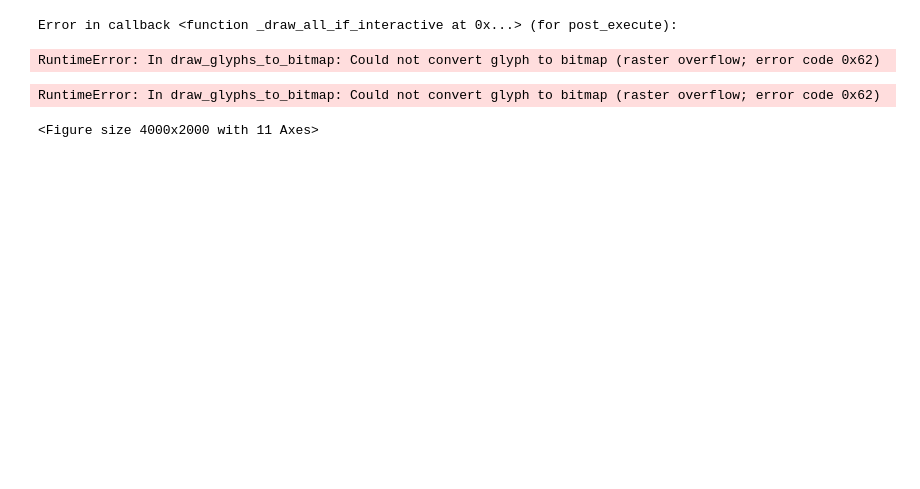
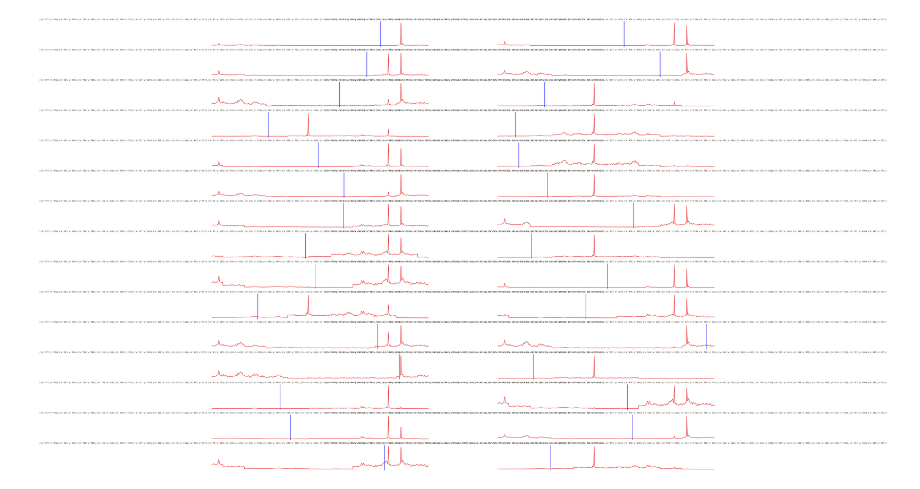
Before and after one commit to a-antoniades/neuroformer_, a Jupyter notebook: neuroformer_LargeRandNet_attentions_layers_full.ipynb, the cells around one changed output. Saved outputs shown, nothing was run; the diff lists cells and outputs as text; code cells hidden in the pictures; blank space fills up the shorter version.

```diff
--- a/neuroformer_LargeRandNet_attentions_layers_full.ipynb
+++ b/neuroformer_LargeRandNet_attentions_layers_full.ipynb
@@ -79,7 +79,7 @@ set_seed(n_seed)
 
 import yaml
 
-base_path = "./models/tensorboard/LRN/channel/2_window:0.5_prev:19.5/sparse_f:None_id:None/w:0.5_wp:19.5"
+base_path = "./models/tensorboard/LRN/final/p_reduce_20_window:0.5_prev:19.5/sparse_f:None_id:None/w:0.5_wp:19.5"
 
 with open(os.path.join(base_path, 'mconf.yaml'), 'r') as stream:
     mconf = yaml.full_load(stream)
@@ -387,7 +383,7 @@ loader = DataLoader(att_dataset, batch_size=1, shuffle=True, num_workers=2)
 iterable = iter(loader)
 
 last_layer = "neural_stimulus_block_{n}".format(n=mconf.n_stimulus_layers-1)
-n_neurons = 500
+n_neurons = 20
 ncols = 5
 nrows = n_neurons // ncols + 1
 
@@ -470,28 +447,25 @@ sio.savemat(os.path.join(save_path, 'neuron_att_dict_idx.mat'), neuron_att_dict_
 # %%
-plt.figure(figsize=(40, 20))
+plt.figure(figsize=(40, 60))
+n_plots = 50
 ncols = 2
-nrows = n_neurons
+nrows = n_plots // ncols + 1
 
 n_neurons = 10
 for idx, neuron in enumerate(neuron_att_dict_state.keys()):
-    plt.subplot(nrows, ncols, idx+1)
     av_attention_full = neuron_att_dict_state[neuron].max(-4)[0].min(-3)[0].mean(0).mean(0)
     av_attention_mean = av_attention_full.reshape(-1, 1000).mean(0)
     plt.subplot(nrows, ncols, idx+1)
     plt.plot(av_attention_mean)
     plt.axvline(int(neuron), color="blue")
     # plt.subplot(nrows, ncols, idx+1+ncols)
     # plt.plot(av_attention_full)
 
     plt.title(f"{neurons}")
     plt.axis("off")
-    if idx == n_neurons:
+    if idx >= n_plots:
         break
 # %% [output]
-Error in callback <function _draw_all_if_interactive at 0x...> (for post_execute):
-RuntimeError: In draw_glyphs_to_bitmap: Could not convert glyph to bitmap (raster overflow; error code 0x62)
-RuntimeError: In draw_glyphs_to_bitmap: Could not convert glyph to bitmap (raster overflow; error code 0x62)
-<Figure size 4000x2000 with 11 Axes>
+[figure, added]
 # %%
 GRAD_COND = True
 LAYER_KEY = "neural_stimulus_block"
```
Also changed, not shown: parts of 9 cells of this notebook, 1 other file.
